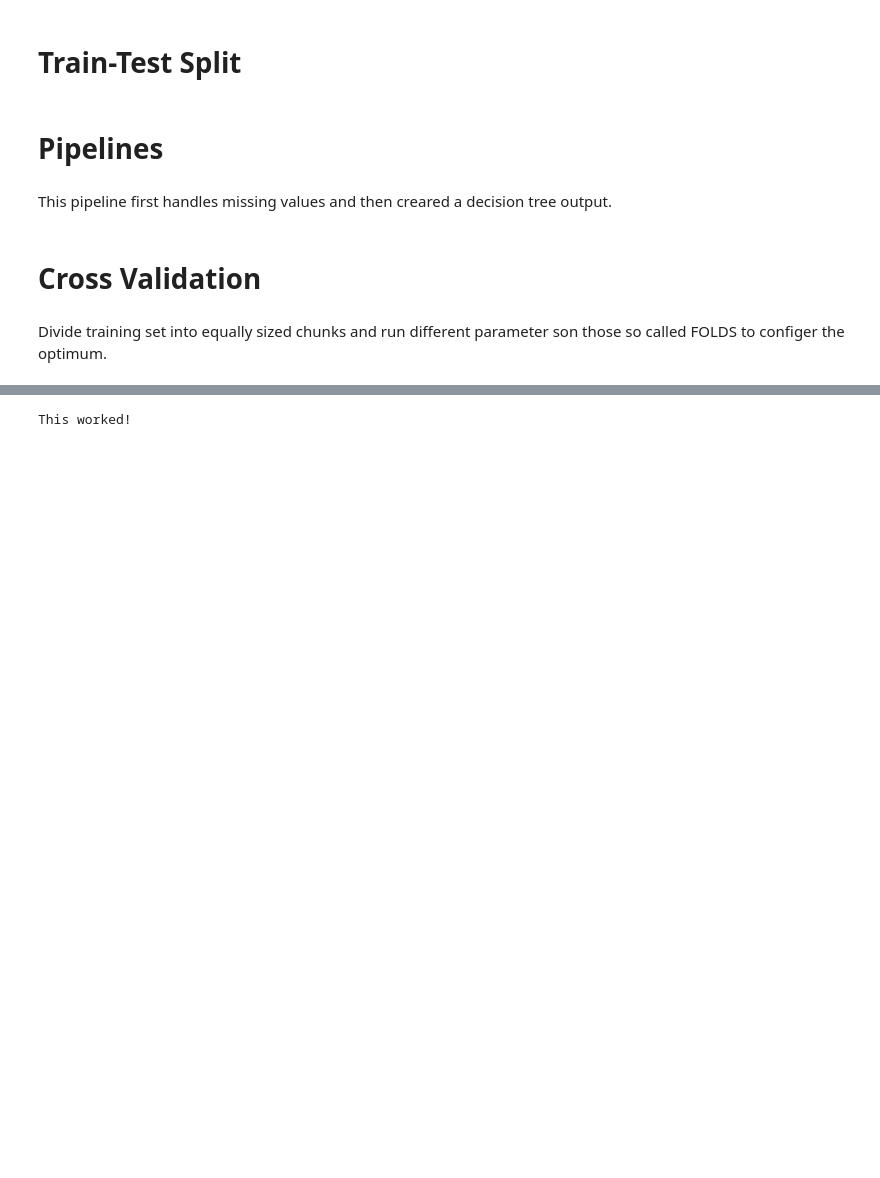
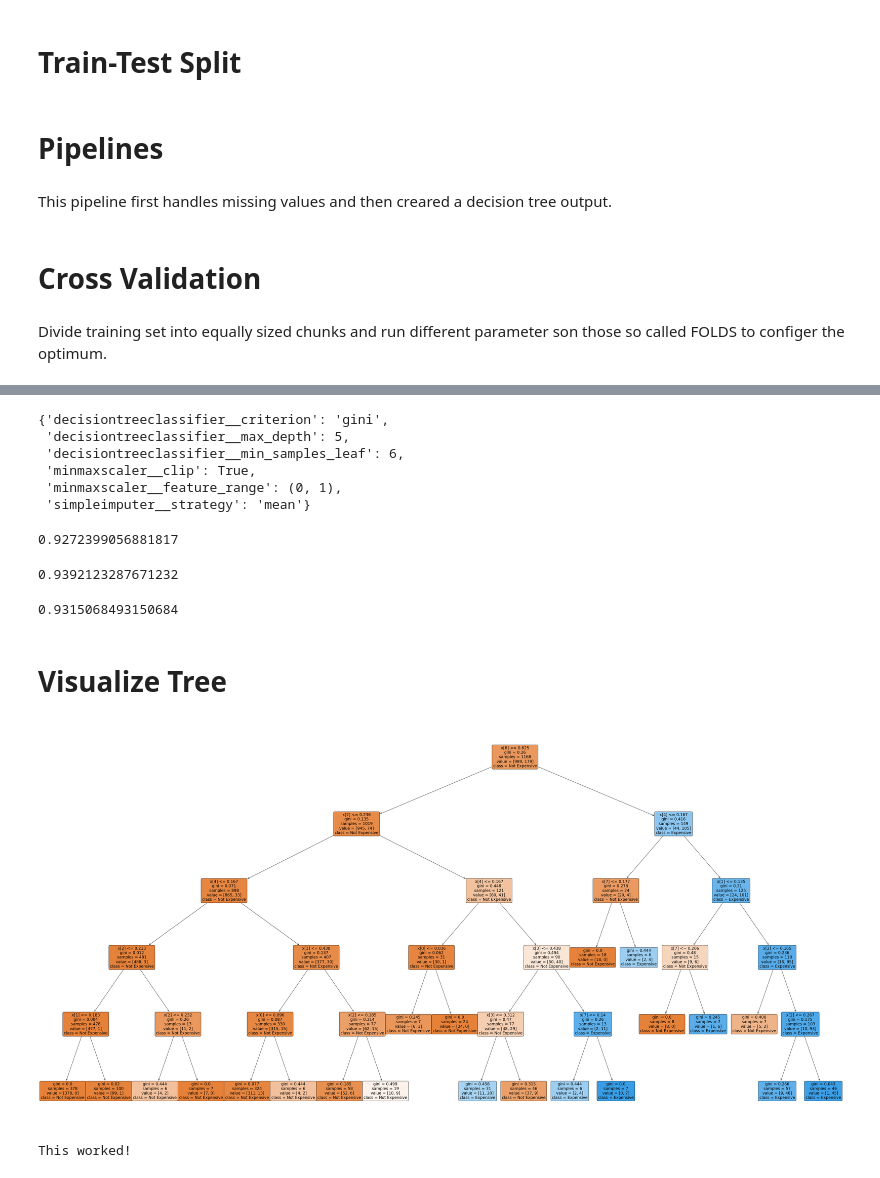
Before and after one commit to MerleSt/HousingPrices, a Jupyter notebook: Notebooks/refine_model.ipynb, the cells around one changed output, grey strips where cells are left out. Saved outputs shown, nothing was run; the diff lists cells and outputs as text; code cells hidden in the pictures; blank space fills up the shorter version.

```diff
--- a/Notebooks/refine_model.ipynb
+++ b/Notebooks/refine_model.ipynb
@@ -100,0 +56,9 @@ accuracy_score(y_test, y_test_pred)
+# %%
+
+search = RandomizedSearchCV(
+    pipe,
+    param_grid,
+    cv=10,
+    verbose=1,
+    random_state=42
+)
@@ -100,0 +111,9 @@ accuracy_score(y_test, y_test_pred)
+# %%
+param_grid = {
+    "simpleimputer__strategy":["mean", "median"],
+    "minmaxscaler__feature_range": [(0,1)],  # you can customize this range as needed
+    "minmaxscaler__clip": [True, False],  # optional, if you want to include it
+    "decisiontreeclassifier__max_depth": range(3, 7),
+    "decisiontreeclassifier__min_samples_leaf": range(3, 7),
+    "decisiontreeclassifier__criterion":["gini", "entropy"]
+}
@@ -101,3 +143,41 @@ accuracy_score(y_test, y_test_pred)
+# %%
+search.best_params_
+# %% [output]
+{'decisiontreeclassifier__criterion': 'gini',
+ 'decisiontreeclassifier__max_depth': 5,
+ 'decisiontreeclassifier__min_samples_leaf': 6,
+ 'minmaxscaler__clip': True,
+ 'minmaxscaler__feature_range': (0, 1),
+ 'simpleimputer__strategy': 'mean'}
+# %%
+search.best_score_
+# %% [output]
+0.9272399056881817
+# %%
+y_train_pred = search.predict(X_train)
+
+accuracy_score(y_train, y_train_pred)
+# %% [output]
+0.9392123287671232
+# %%
+y_test_pred = search.predict(X_test)
+
+accuracy_score(y_test, y_test_pred)
+# %% [output]
+0.9315068493150684
+# %% [markdown]
+# Visualize Tree
+# %%
+plt.figure(figsize=(64,32))
+plot_tree(
+    search.best_estimator_['decisiontreeclassifier'],
+    filled=True,
+    rounded=True,
+    class_names=['Not Expensive', 'Expensive']
+)
+plt.show();
+# %% [output]
+[figure, added]
 # %%
 print('This worked!')
 # %% [output]
```
Also changed, not shown: parts of 20 cells of this notebook, 1 other file.
